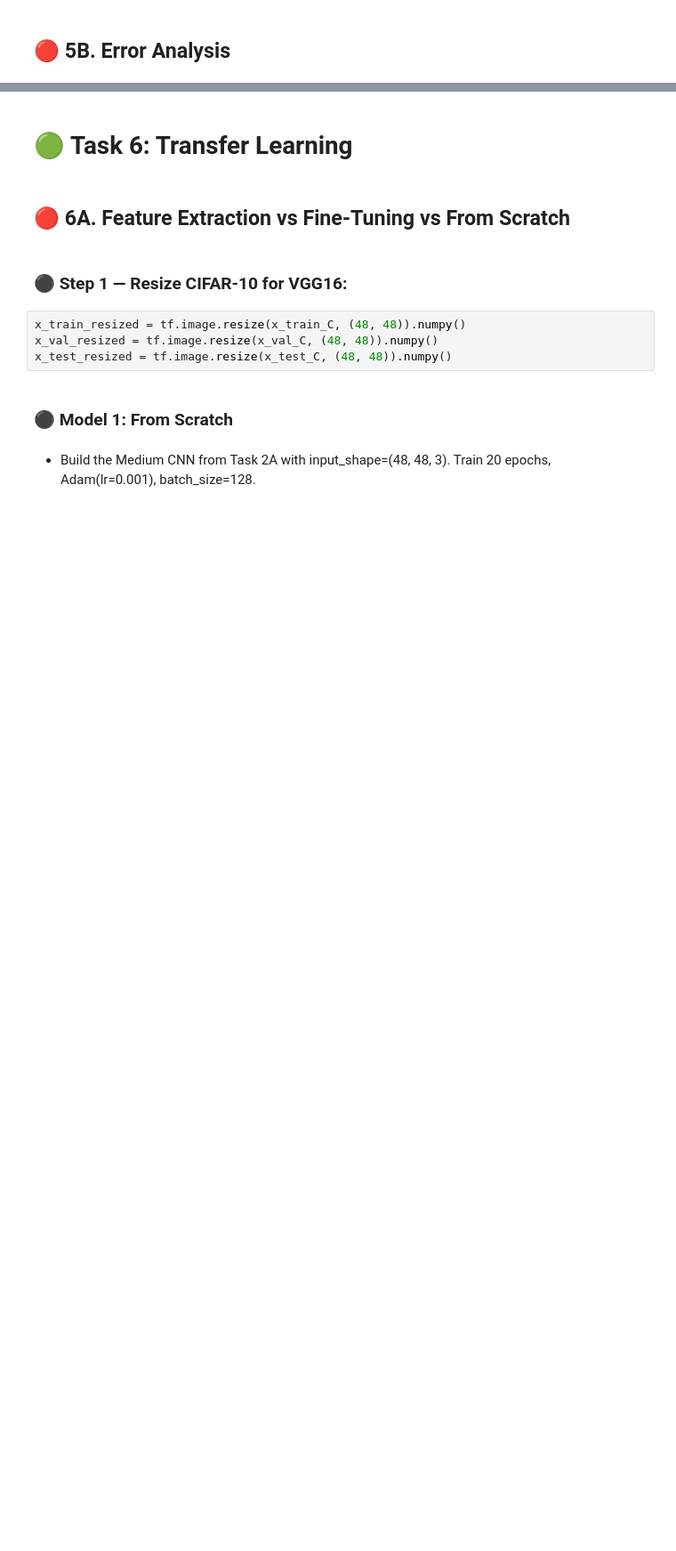
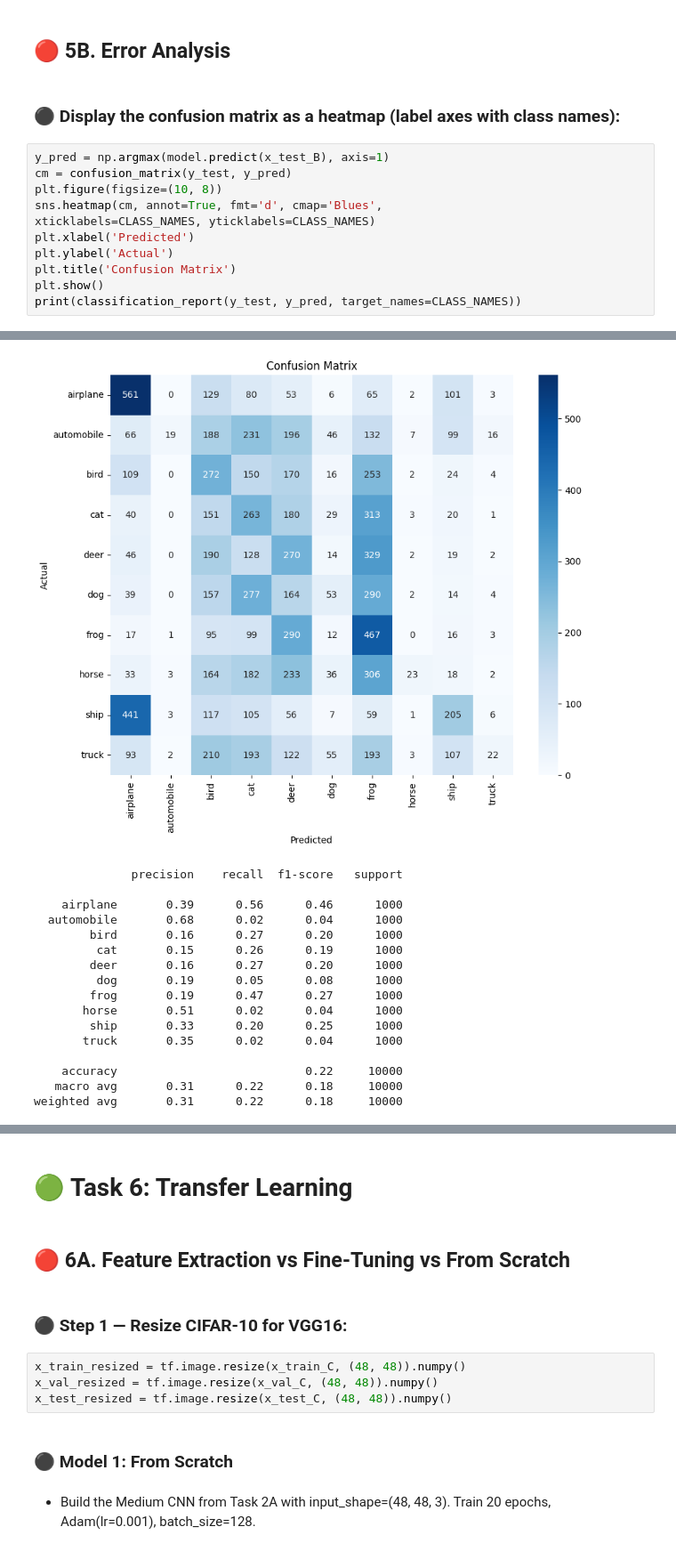
Before and after one commit to Youssef-Elhelw/CIFAR10-CNN-Optimization, a Jupyter notebook: 20230499_20230596_20230709_CNN_Assignment.ipynb, the cells around one changed output, grey strips where cells are left out. Shown at 89% size. Saved outputs shown, nothing was run; the diff lists cells and outputs as text; blank space fills up the shorter version.

```diff
--- a/20230499_20230596_20230709_CNN_Assignment.ipynb
+++ b/20230499_20230596_20230709_CNN_Assignment.ipynb
@@ -857,2 +1085,16 @@ pass
 # %% [markdown]
 ## 🔴 5B. Error Analysis
+# %% [markdown]
+### ⚫ Display the confusion matrix as a heatmap (label axes with class names):
+# %%
+y_pred = np.argmax(model.predict(x_test_B), axis=1)
+cm = confusion_matrix(y_test, y_pred)
+plt.figure(figsize=(10, 8))
+sns.heatmap(cm, annot=True, fmt='d', cmap='Blues',
+xticklabels=CLASS_NAMES, yticklabels=CLASS_NAMES)
+plt.xlabel('Predicted')
+plt.ylabel('Actual')
+plt.title('Confusion Matrix')
+plt.show()
+print(classification_report(y_test, y_pred, target_names=CLASS_NAMES))
+# %% [output]
@@ -858,0 +1102,17 @@ pass
+[figure, added]
+              precision    recall  f1-score   support
+
+    airplane       0.39      0.56      0.46      1000
+  automobile       0.68      0.02      0.04      1000
+        bird       0.16      0.27      0.20      1000
+         cat       0.15      0.26      0.19      1000
+        deer       0.16      0.27      0.20      1000
+         dog       0.19      0.05      0.08      1000
+        frog       0.19      0.47      0.27      1000
+       horse       0.51      0.02      0.04      1000
+        ship       0.33      0.20      0.25      1000
+       truck       0.35      0.02      0.04      1000
+
+    accuracy                           0.22     10000
+   macro avg       0.31      0.22      0.18     10000
+weighted avg       0.31      0.22      0.18     10000
```
Also changed, not shown: parts of 46 cells of this notebook.
